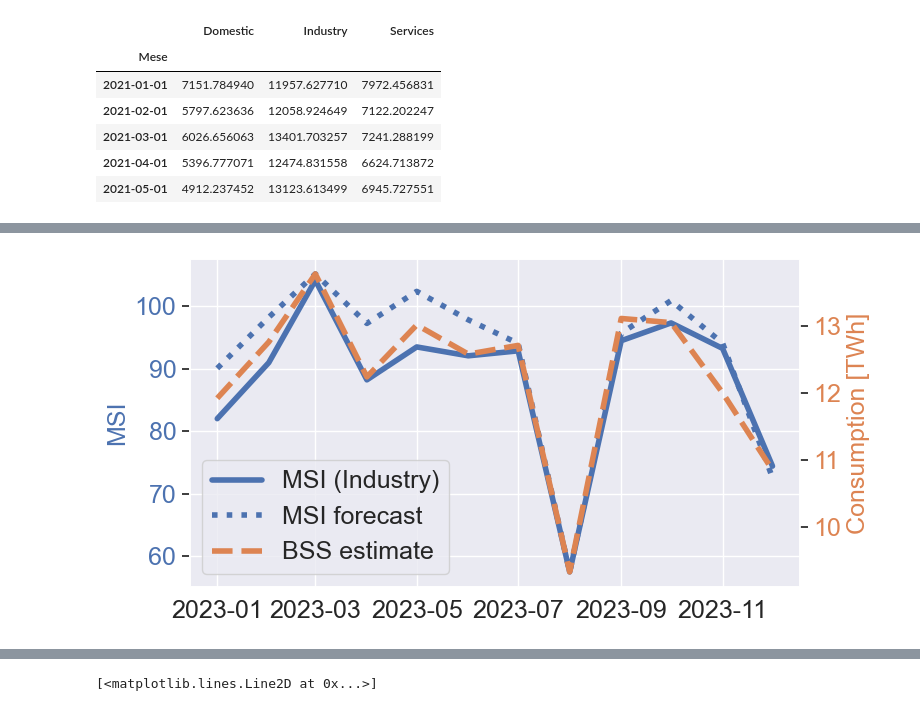
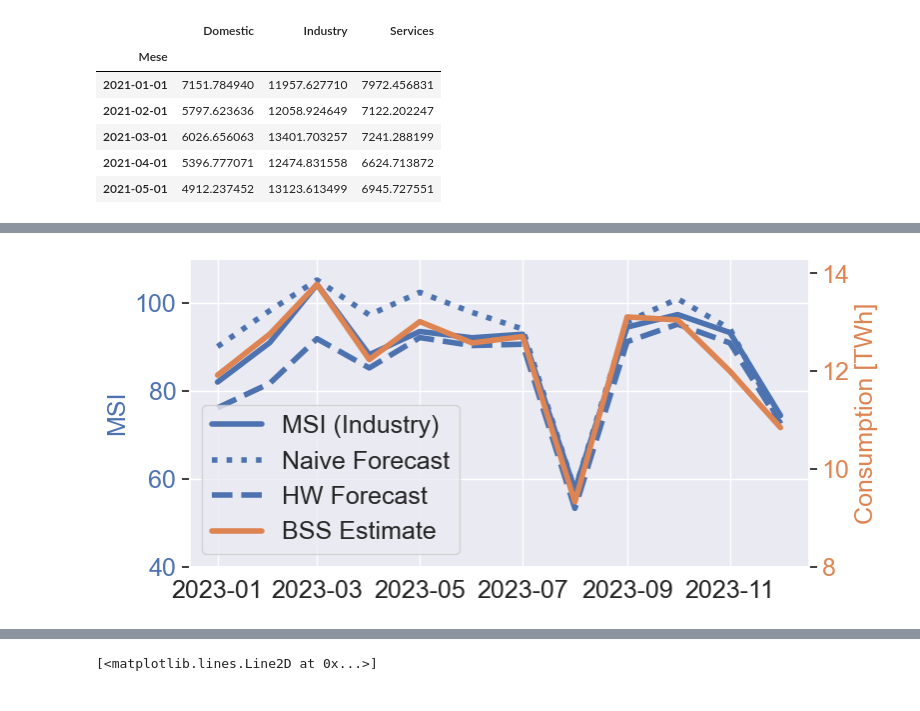
Before and after one commit to gkchln/load-bss, a Jupyter notebook: load_decomposition_analysis.ipynb, the cells around one changed output, grey strips where cells are left out. Cells and saved outputs as stored; diff of their text form; code cells hidden in the pictures.

Commit message:
Add exponential smoothing model for monthly consumption forecasting benchmark

```diff
--- a/load_decomposition_analysis.ipynb
+++ b/load_decomposition_analysis.ipynb
@@ -28,9 +32,9 @@ pd.options.mode.chained_assignment = None
 ## Parameters
 # %%
 # arrays_path = f'data/3_output/nmf_results/batch_clean/clean_results_{n_comp}comp_{n_runs}runs.npz'
-train_load_path = 'data/daily_curves_2022_2023.csv'
-test_load_path = 'data/daily_curves_2021.csv'
-train_results_path = "data/lcnmf_ens_2022_2023.npz"
+train_load_path = 'data/daily_curves_2021_2022.csv'
+test_load_path = 'data/daily_curves_2023.csv'
+train_results_path = "data/lcnmf_ens.npz"
 models_path = train_results_path.replace('.npz', '.pkl')
 
 imser_file = 'data/1_input/indicators/IMSER.xlsx'
@@ -482,0 +589,14 @@ Y_pred_ens
+# %%
+indics_pred_ets = pd.DataFrame(columns=indics_df.columns)
+
+for indic in indics_df.columns:
+    model = ExponentialSmoothing(
+        indics_df.loc[indics_df.index.isin(train_months), indic],
+        trend=None,          # no trend
+        seasonal='add',      # additive seasonality
+        seasonal_periods=12, # monthly data
+        freq='MS'
+    )
+    fit = model.fit()
+    indics_pred_ets[indic] = fit.forecast(12)
+indics_pred_ets
@@ -497,7 +653,10 @@ plot_monthly_cons(Y_pred_ens, Y, "Industry", train_months, test_months, ylim={'b
 # %%
-plot_monthly_cons_vs_msi(indics_df, Y_pred_ens, "Industry", test_months, linewidth=4, fontsize=18, figsize=(8, 4), legend_loc='lower left')
+sector = "Industry"
+fig = plot_monthly_cons_vs_msi(indics_df, indics_pred_ets, Y_pred_ens, sector, test_months, linewidth=4, fontsize=18, figsize=(8, 4), legend_loc='lower left',
+                         savefig=True, path=f'plots/PenNMF/double_constraint/consumption/{sector.lower()}_vs_msi.png',
+                         primary_ylim=(40, 110), secondary_ylim=(8, 14.3))
 # %% [output]
-[figure, old version]
+[figure, new version]
 # %%
 plot_monthly_cons(Y_pred_ens, Y, "Services", train_months, test_months, ylim={'bottom': 0}, plot_naive=True)
 # %% [output]
```
Also changed, not shown: parts of 24 cells of this notebook.
